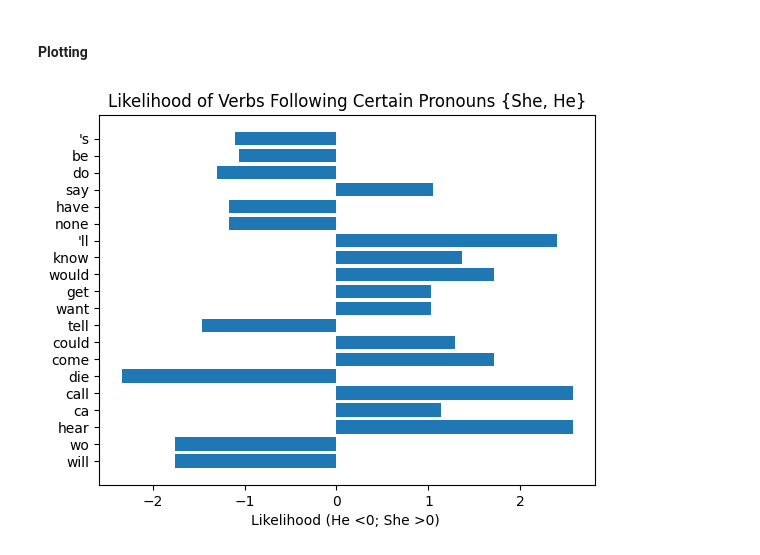
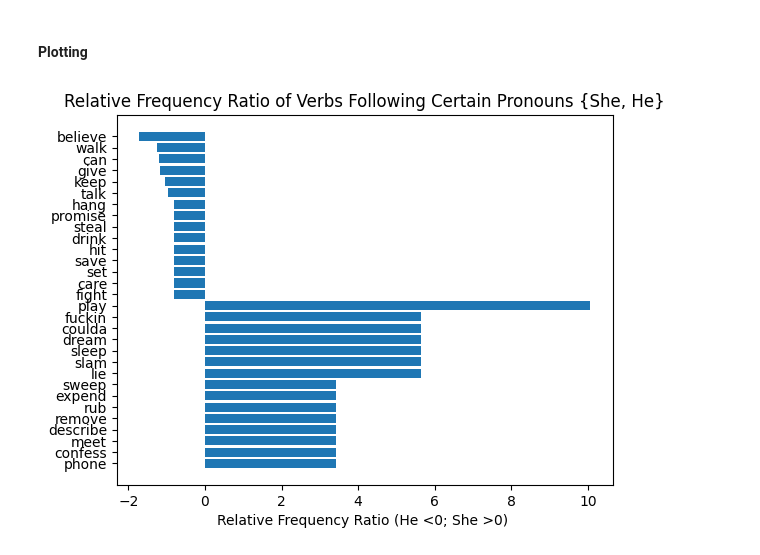
Before and after one commit to nico-espinosadice/movie-dialogue, a Jupyter notebook: movie-dialogue-base.ipynb, the cells around one changed output. Cells and saved outputs as stored; diff of their text form; code cells hidden in the pictures.

```diff
--- a/movie-dialogue-base.ipynb
+++ b/movie-dialogue-base.ipynb
@@ -338,2 +335,15 @@ for verb in verbs:
+# %%
+he_freqs_counter = Counter(he_verb_freqs)
+she_freqs_counter = Counter(she_verb_freqs)
+# %%
+num_verbs_plot = 15
+# %%
+he_verbs = [verb for (verb, _) in he_freqs_counter.most_common(num_verbs_plot)]
+she_verbs = [verb for (verb, _) in she_freqs_counter.most_common(num_verbs_plot)]
+he_freqs = [verb_freqs[verb] for verb in he_verbs]
+she_freqs = [verb_freqs[verb] for verb in she_verbs]
+# %%
+verbs = he_verbs + she_verbs
+freqs = he_freqs + she_freqs
 # %% [markdown]
 #### Plotting
@@ -342,14 +350,14 @@ for verb in verbs:
 # %%
 plt.rcdefaults()
 fig, ax = plt.subplots()
 
 y_pos = np.arange(len(verbs))
 ax.barh(y_pos, freqs, align="center")
 ax.set_yticks(y_pos, labels=verbs)
 ax.invert_yaxis()  # labels read top-to-bottom
-ax.set_xlabel('Likelihood (He <0; She >0) ')
-ax.set_title('Likelihood of Verbs Following Certain Pronouns {She, He}')
+ax.set_xlabel('Relative Frequency Ratio (He <0; She >0) ')
+ax.set_title('Relative Frequency Ratio of Verbs Following Certain Pronouns {She, He}')
 
 plt.show()
 # %% [output]
-[figure, old version]
+[figure, new version]
```
Also changed, not shown: parts of 26 cells of this notebook.
